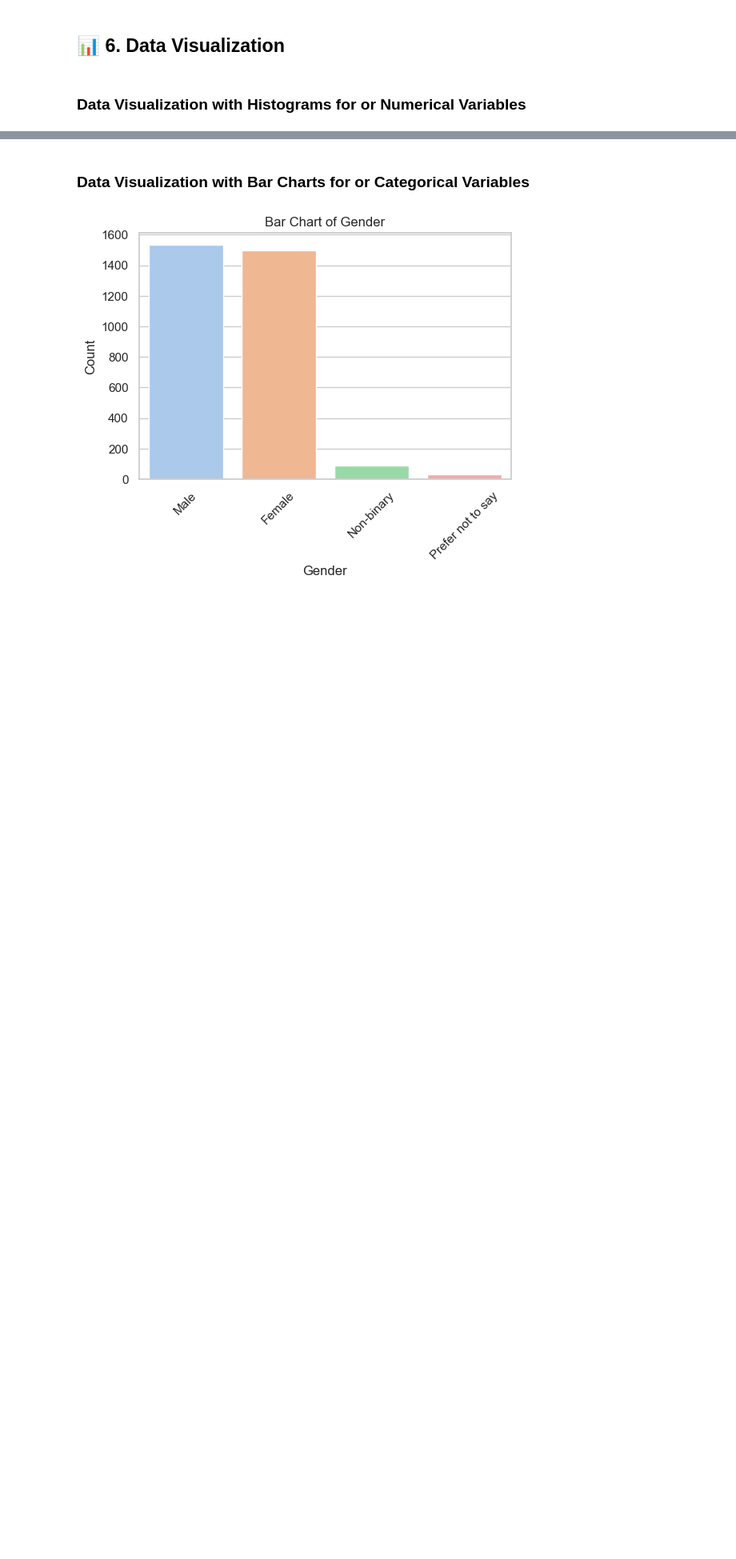
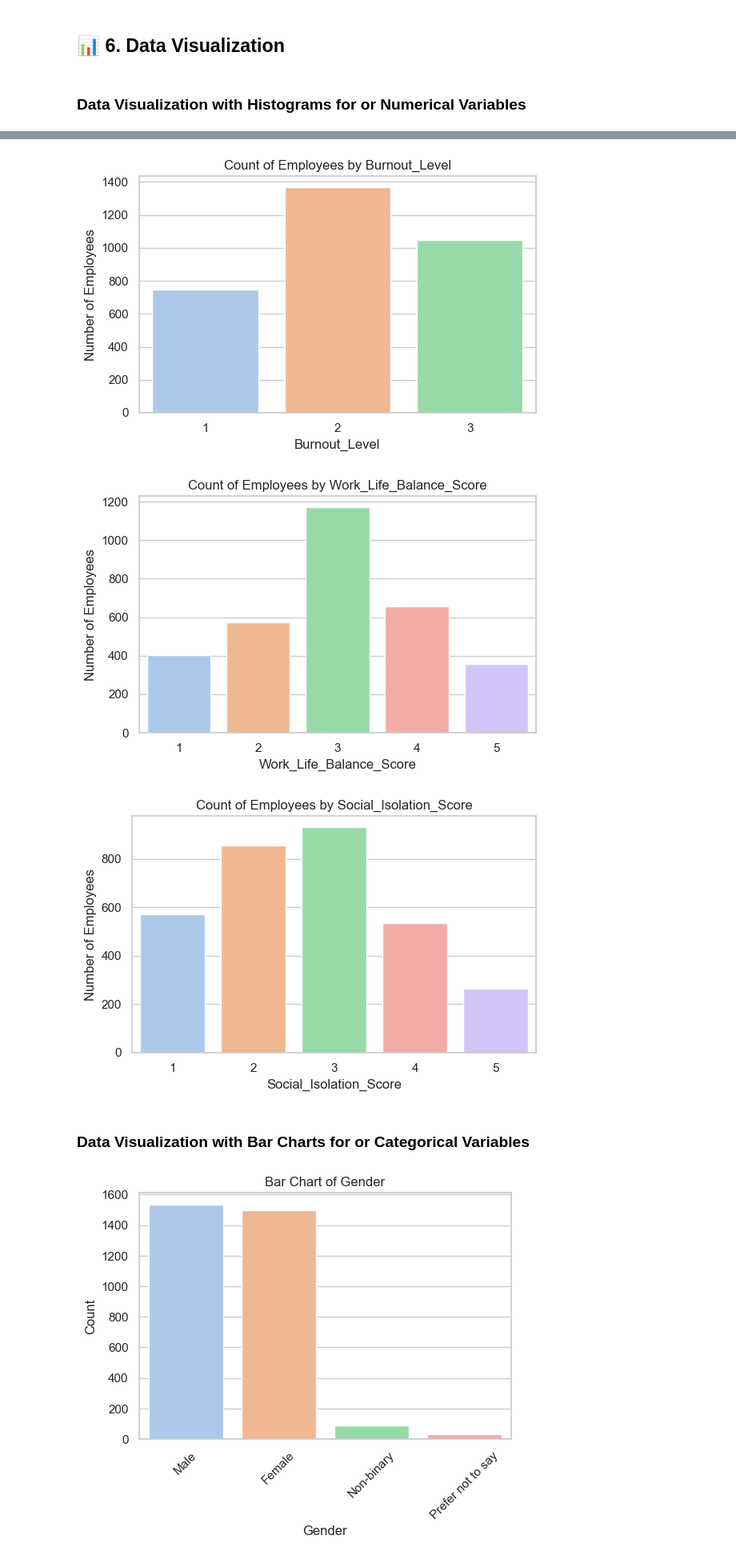
Before and after one commit to vince-gasimov/EDA-Projects, a Jupyter notebook: EDA Project 1/Remote_Work_Health_EDA_1.ipynb, the cells around one changed output, grey strips where cells are left out. Shown at 80% size. Drawn from its saved outputs; the diff is of its cells as text; code cells hidden in the pictures; blank space fills up the shorter version.

```diff
--- a/EDA Project 1/Remote_Work_Health_EDA_1.ipynb
+++ b/EDA Project 1/Remote_Work_Health_EDA_1.ipynb
@@ -617,7 +678,7 @@ plt.rcParams['figure.figsize'] = (6,4)
 # %% [markdown]
 ### Data Visualization with Histograms for or Numerical Variables
 # %%
-num_cols = ['Age', 'Hours_Per_Week', 'Burnout_Level', 'Work_Life_Balance_Score', 'Social_Isolation_Score']
+num_cols = ['Age', 'Hours_Per_Week']
 
 for col in num_cols:
     plt.figure()
@@ -635,3 +693,24 @@ for col in num_cols:
+# %%
+# Discrete numeric variables
+discrete_vars = ['Burnout_Level', 'Work_Life_Balance_Score', 'Social_Isolation_Score']
+
+for col in discrete_vars:
+    plt.figure(figsize=(6,4))
+    sns.countplot(
+        x=col,
+        data=df_copy,
+        palette='pastel',
+        order=sorted(df_copy[col].dropna().unique())
+    )
+    plt.title(f'Count of Employees by {col}')
+    plt.xlabel(col)
+    plt.ylabel('Number of Employees')
+    plt.tight_layout()
+    plt.show()
+# %% [output]
+[figure, added]
+[figure, added]
+[figure, added]
 # %% [markdown]
 ### Data Visualization with Bar Charts for or Categorical Variables
 # %%
```
Also changed, not shown: parts of 44 cells of this notebook, 1 other file.
